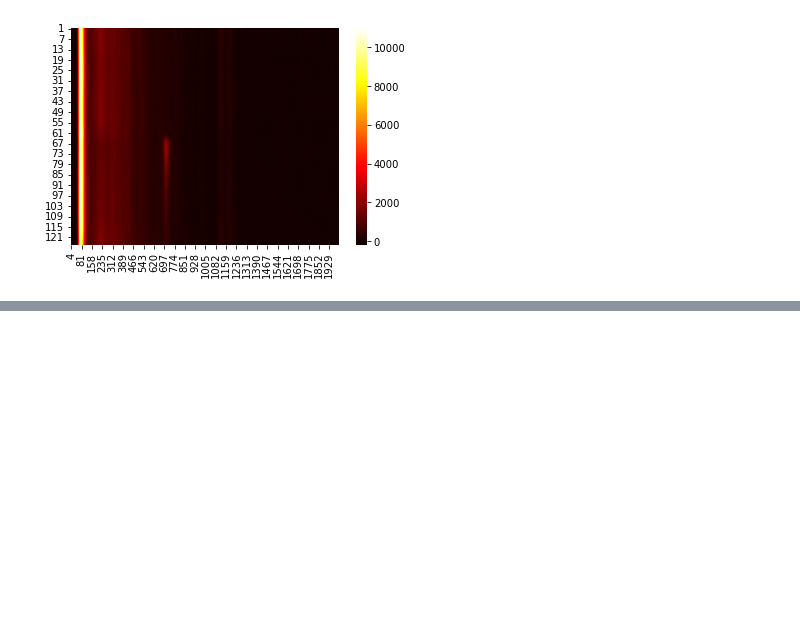
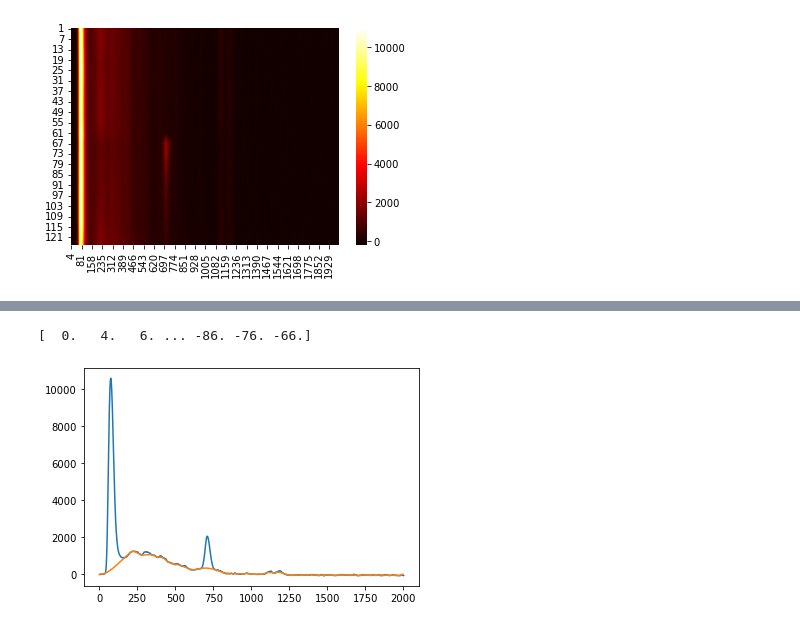
Before and after one commit to pisosyam/JUNIOR2023, a Jupyter notebook: Untitled1.ipynb, the cells around one changed output, grey strips where cells are left out. Saved outputs shown, nothing was run; the diff lists cells and outputs as text; code cells hidden in the pictures; blank space fills up the shorter version.

```diff
--- a/Untitled1.ipynb
+++ b/Untitled1.ipynb
@@ -96,0 +95,11 @@ Solving environment: ...working... failed with initial frozen solve. Retrying wi
+# %%
+plt.plot(Z_P.iloc[:, 70])
+print(Z_P.iloc[:, 100].to_numpy())
+baselin_Zi = baseline_arPLS(Z_P.iloc[:, 70].to_numpy(), 10**4, 0.01)
+plt.plot([i for i in range(0, 2000)], baselin_Zi)
+camera.snap()
+
+plt.show()
+# %% [output]
+[  0.   4.   6. ... -86. -76. -66.]
+[figure, added]
```
Also changed, not shown: parts of 4 cells of this notebook, 4 other files.
